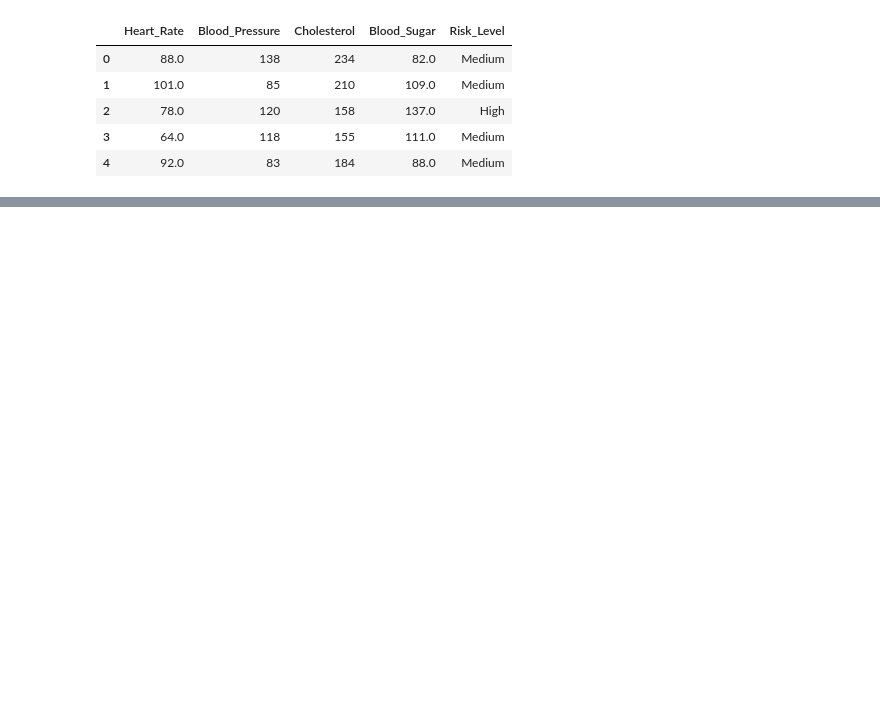
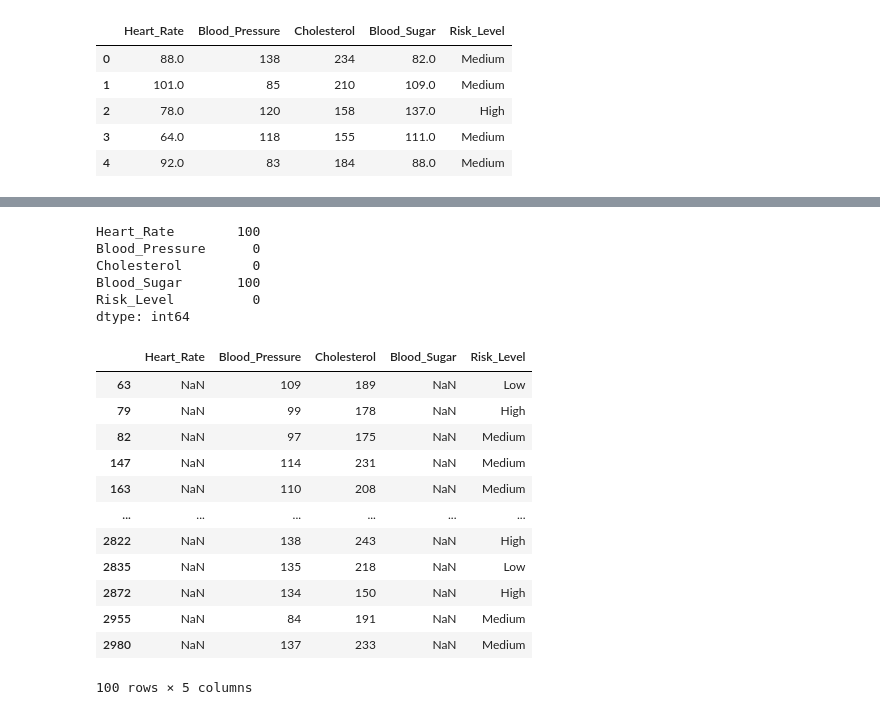
Before and after one commit to jlang62/ml-nlp-exam, a Jupyter notebook: notebooks/01_Classification.ipynb, the cells around one changed output, grey strips where cells are left out. Drawn from its saved outputs; the diff is of its cells as text; code cells hidden in the pictures; blank space fills up the shorter version.

```diff
--- a/notebooks/01_Classification.ipynb
+++ b/notebooks/01_Classification.ipynb
@@ -15,0 +35,27 @@ df.head()
+# %%
+# Check the missing values
+df.isnull().sum()
+# %% [output]
+Heart_Rate        100
+Blood_Pressure      0
+Cholesterol         0
+Blood_Sugar       100
+Risk_Level          0
+dtype: int64
+# %%
+ # print the rows with missing values
+df[df.isnull().any(axis=1)]
+# %% [output]
+|  | Heart_Rate | Blood_Pressure | Cholesterol | Blood_Sugar | Risk_Level |
+| 63 | NaN | 109 | 189 | NaN | Low |
+| 79 | NaN | 99 | 178 | NaN | High |
+| 82 | NaN | 97 | 175 | NaN | Medium |
+| 147 | NaN | 114 | 231 | NaN | Medium |
+| 163 | NaN | 110 | 208 | NaN | Medium |
+| ... | ... | ... | ... | ... | ... |
+| 2822 | NaN | 138 | 243 | NaN | High |
+| 2835 | NaN | 135 | 218 | NaN | Low |
+| 2872 | NaN | 134 | 150 | NaN | High |
+| 2955 | NaN | 84 | 191 | NaN | Medium |
+| 2980 | NaN | 137 | 233 | NaN | Medium |
+100 rows × 5 columns
```
Also changed, not shown: parts of 17 cells of this notebook.
